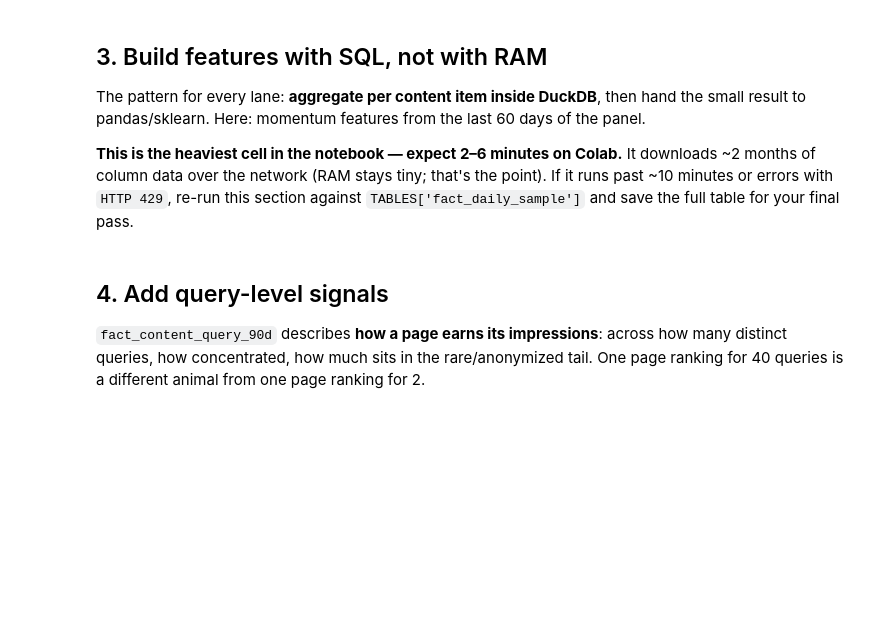
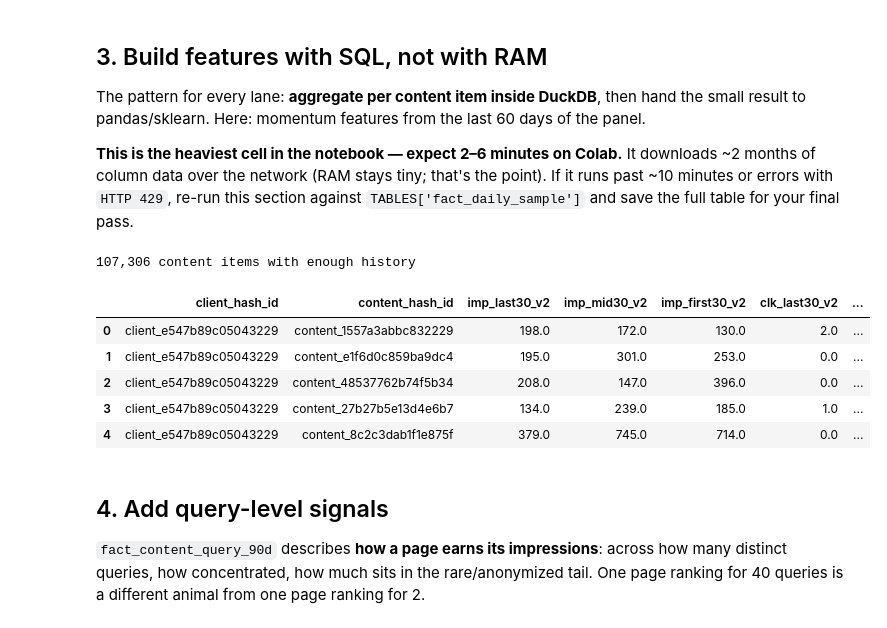
Before and after one commit to shaikhabdullahwaseem17-byte/vigilant-meme, a Jupyter notebook: notebooks/03_working_with_the_full_release.ipynb, the cells around one changed output. Saved outputs shown, nothing was run; the diff lists cells and outputs as text; code cells hidden in the pictures; blank space fills up the shorter version.

```diff
--- a/notebooks/03_working_with_the_full_release.ipynb
+++ b/notebooks/03_working_with_the_full_release.ipynb
@@ -87,24 +108,33 @@ result to pandas/sklearn. Here: momentum features from the last 60 days of the p
 # %%
 features = con.sql(f"""
     WITH bounds AS (
         SELECT MAX(report_date) AS end_d FROM {TABLES['fact_daily']}
     ),
     windowed AS (
         SELECT f.client_hash_id, f.content_hash_id,
-               SUM(CASE WHEN f.report_date >  b.end_d - INTERVAL 30 DAY THEN f.gsc_impressions ELSE 0 END) AS imp_last30,
-               SUM(CASE WHEN f.report_date <= b.end_d - INTERVAL 30 DAY THEN f.gsc_impressions ELSE 0 END) AS imp_prev30,
-               SUM(CASE WHEN f.report_date >  b.end_d - INTERVAL 30 DAY THEN f.gsc_clicks ELSE 0 END)      AS clk_last30,
-               AVG(CASE WHEN f.report_date >  b.end_d - INTERVAL 30 DAY THEN f.gsc_avg_position END)       AS pos_last30
+               SUM(CASE WHEN f.report_date >  b.end_d - INTERVAL 30 DAY THEN f.gsc_impressions ELSE 0 END) AS imp_last30_v2,
+               SUM(CASE WHEN f.report_date <= b.end_d - INTERVAL 30 DAY AND f.report_date >  b.end_d - INTERVAL 60 DAY THEN f.gsc_impressions ELSE 0 END) AS imp_mid30_v2,
+               SUM(CASE WHEN f.report_date <= b.end_d - INTERVAL 60 DAY THEN f.gsc_impressions ELSE 0 END) AS imp_first30_v2,
+               SUM(CASE WHEN f.report_date >  b.end_d - INTERVAL 30 DAY THEN f.gsc_clicks ELSE 0 END)      AS clk_last30_v2,
+               AVG(CASE WHEN f.report_date >  b.end_d - INTERVAL 30 DAY THEN f.gsc_avg_position END)       AS pos_last30_v2
         FROM {TABLES['fact_daily']} f, bounds b
-        WHERE f.report_date > b.end_d - INTERVAL 60 DAY
+        WHERE f.report_date > b.end_d - INTERVAL 90 DAY -- Changed from 60 to 90 days
         GROUP BY 1, 2
-        HAVING imp_prev30 >= 100
+        HAVING imp_first30_v2 >= 100 -- New HAVING threshold for the first 30 days of the 90 day window
     )
     SELECT * FROM windowed
 """).df()
 
 print(f'{len(features):,} content items with enough history')
 features.head()
+# %% [output]
+107,306 content items with enough history
+|  | client_hash_id | content_hash_id | imp_last30_v2 | imp_mid30_v2 | imp_first30_v2 | clk_last30_v2 | ... |
+| 0 | client_e547b89c05043229 | content_1557a3abbc832229 | 198.0 | 172.0 | 130.0 | 2.0 | ... |
+| 1 | client_e547b89c05043229 | content_e1f6d0c859ba9dc4 | 195.0 | 301.0 | 253.0 | 0.0 | ... |
+| 2 | client_e547b89c05043229 | content_48537762b74f5b34 | 208.0 | 147.0 | 396.0 | 0.0 | ... |
+| 3 | client_e547b89c05043229 | content_27b27b5e13d4e6b7 | 134.0 | 239.0 | 185.0 | 1.0 | ... |
+| 4 | client_e547b89c05043229 | content_8c2c3dab1f1e875f | 379.0 | 745.0 | 714.0 | 0.0 | ... |
 # %% [markdown]
 ## 4. Add query-level signals
 
```
Also changed, not shown: parts of 6 cells of this notebook.
